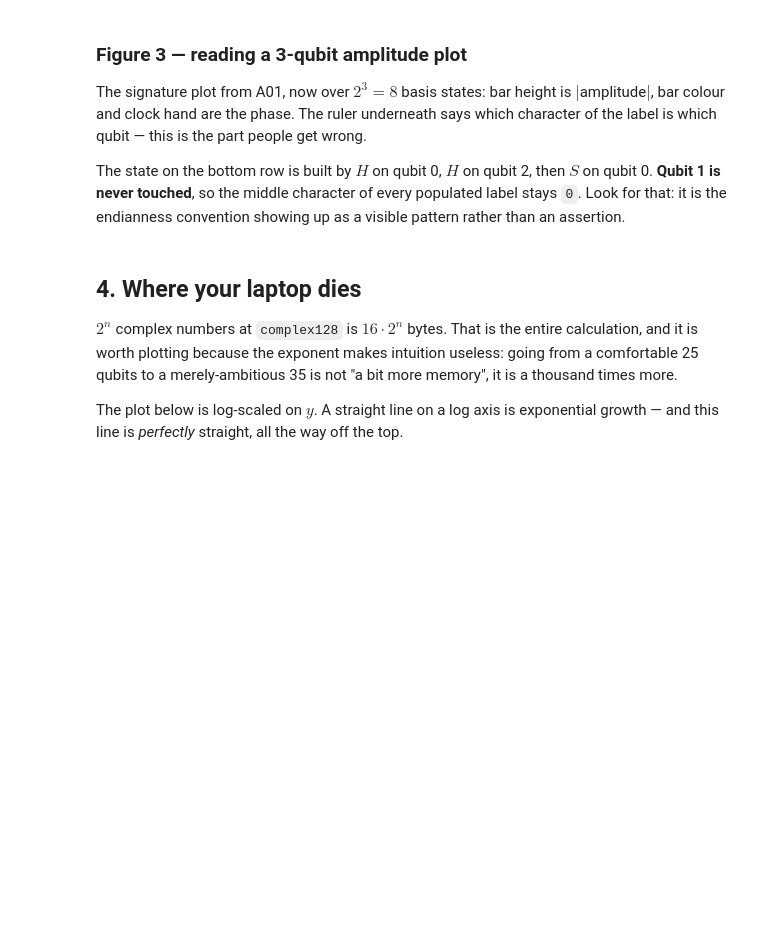
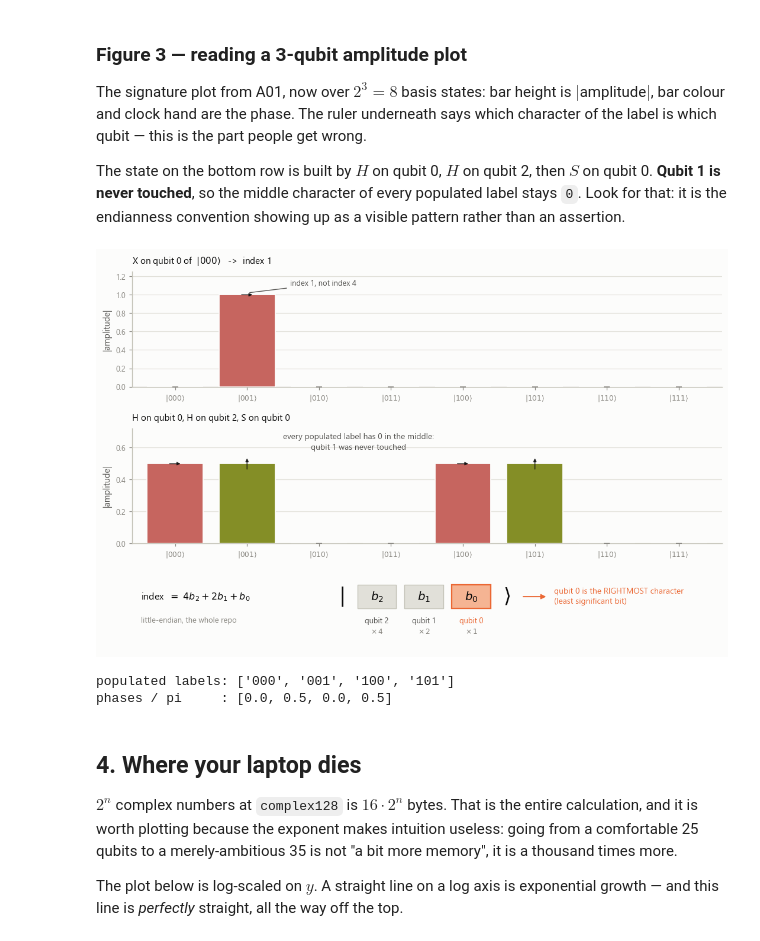
Before and after one commit to thompgt/quantum-under-the-hood, a Jupyter notebook: notebooks/A05_Tensor_Products.ipynb, the cells around one changed output. Drawn from its saved outputs; the diff is of its cells as text; code cells hidden in the pictures; blank space fills up the shorter version.

```diff
--- a/notebooks/A05_Tensor_Products.ipynb
+++ b/notebooks/A05_Tensor_Products.ipynb
@@ -471,8 +512,9 @@ grid.annotate(ax1, "index 1, not index 4", xy=(1, 1.02), xytext=(1.6, 1.12))
 
 grid.amp_bars(ax2, psi, ylim=0.72)
 ax2.set_title("H on qubit 0, H on qubit 2, S on qubit 0", loc="left", fontsize=10)
-grid.annotate(ax2, "middle character always 0: qubit 1 was never touched",
-              xy=(4, 0.53), xytext=(1.9, 0.63))
+ax2.text(2.55, 0.635, "every populated label has 0 in the middle:\n"
+                      "qubit 1 was never touched",
+         fontsize=9, color=style.INK_2, ha="center", va="center", linespacing=1.45)
 
 # ---- the ruler
 axr.set_axis_off()
@@ -482,33 +524,37 @@ xs = [4.15, 4.95, 5.75]
 names = ["qubit 2", "qubit 1", "qubit 0"]
 weights = [r"$\times\,4$", r"$\times\,2$", r"$\times\,1$"]
 axr.text(3.55, 0.42, r"$|$", fontsize=22, ha="center", va="center", color=style.INK)
 axr.text(6.35, 0.42, r"$\rangle$", fontsize=22, ha="center", va="center",
          color=style.INK)
 for j, (x, nm, w) in enumerate(zip(xs, names, weights)):
     lead = j == 2
     axr.add_patch(Rectangle((x - 0.33, 0.42 - 0.26), 0.66, 0.52,
                             facecolor=style.SEQ2(0.16) if lead else style.GRID,
                             edgecolor=style.ORANGE if lead else style.AXIS,
                             lw=1.5 if lead else 0.9))
     axr.text(x, 0.42, f"$b_{2 - j}$", fontsize=13, ha="center", va="center",
              color=style.INK)
     axr.text(x, -0.02, nm, fontsize=8.5, ha="center", va="top",
              color=style.ORANGE if lead else style.INK_2)
     axr.text(x, -0.26, w, fontsize=8, ha="center", va="top", color=style.MUTED)
 axr.annotate("", xy=(6.6, 0.42), xytext=(7.05, 0.42),
              arrowprops=dict(arrowstyle="<|-", color=style.ORANGE, lw=1.3,
                              mutation_scale=11))
 axr.text(7.15, 0.42, "qubit 0 is the RIGHTMOST character\n(least significant bit)",
          fontsize=9, va="center", color=style.ORANGE, linespacing=1.4)
 axr.text(0.15, 0.42, "index  $=\\;4b_2 + 2b_1 + b_0$", fontsize=10.5, va="center",
          color=style.INK)
 axr.text(0.15, -0.10, "little-endian, the whole repo", fontsize=8.5, va="center",
          color=style.MUTED)
 plt.show()
 
 print("populated labels:", [format(i, "03b") for i in range(8) if abs(psi[i]) > 1e-9])
 print("phases / pi     :",
       [round(float(np.angle(psi[i]) / np.pi), 3) for i in range(8) if abs(psi[i]) > 1e-9])
+# %% [output]
+[figure, added]
+populated labels: ['000', '001', '100', '101']
+phases / pi     : [0.0, 0.5, 0.0, 0.5]
 # %% [markdown]
 ## 4. Where your laptop dies
 
```
Also changed, not shown: parts of 14 cells of this notebook, 1 other file.
